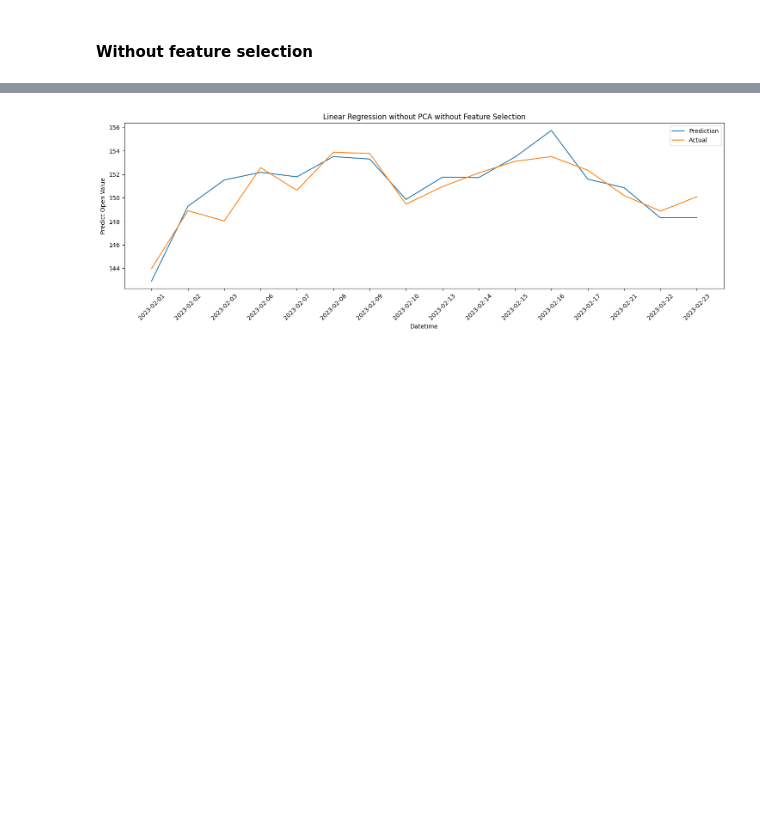
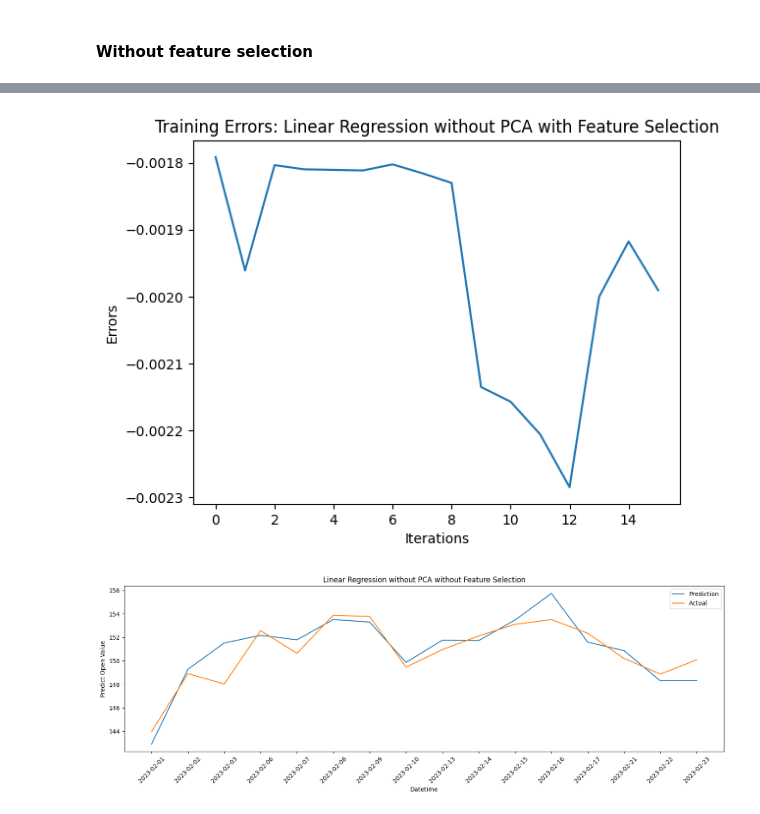
Before and after one commit to Mario760/ten52-Proj, a Jupyter notebook: Linear Regression without PCA.ipynb, the cells around one changed output, grey strips where cells are left out. Drawn from its saved outputs; the diff is of its cells as text; code cells hidden in the pictures; blank space fills up the shorter version.

Commit message:
Add training error plots for Linear Regression models

```diff
--- a/Linear Regression without PCA.ipynb
+++ b/Linear Regression without PCA.ipynb
@@ -62,7 +62,14 @@ def lr(df_train, df_test, colm):
     # get the predictions
     x_test = np.array(df_test[colm])
     y_pred = np.matmul(x_test,b_t)
-    return y_pred
+
+    # get the predictions for train data
+    x_train = np.array(df_train[colm])
+    y_pred_train = np.matmul(x_train,b_t)
+
+    # calculate train errors
+    train_errors = y_t - y_pred_train
+    return y_pred, train_errors
 # %% [markdown]
 #### Evaluation
 # %%
@@ -79,12 +86,14 @@ def evaluate(predictions, test_labels):
 #### Without feature selection
 # %%
 y_predict = []
+errors = []
 for i in range(len(test_df)):
     colm = ['High', 'Low', 'Close', 'Adj Close', 'Volume']
     train_data = train_df.iloc[i:i+231]
     test_data = test_df.iloc[i:i+1]
-    y = lr(train_data,test_data, colm)
+    y, train_errors = lr(train_data,test_data, colm)
     y_predict.append(y.tolist())
+    errors.append(np.mean(train_errors))
 
 predict_df = pd.concat([pd.DataFrame(y_predict, columns=['Predict']), test_df[['Open']].reset_index(drop=True)],axis=1)
 predict_df.set_index(np.array(AAPL_data[(AAPL_data['Date']>'2023-01-31')].Date),inplace=True)
@@ -98,3 +107,11 @@ Accuracy = 99.36%.
+# %%
+plt.plot(errors)
+plt.xlabel('Iterations')
+plt.ylabel('Errors')
+plt.title('Training Errors: Linear Regression without PCA with Feature Selection')
+plt.show()
+# %% [output]
+[figure, added]
 # %%
 plt.figure(figsize=(18,5))
 plt.plot(predict_df['Predict'], label='Prediction')
```
Also changed, not shown: parts of 4 cells of this notebook, 3 other files.
